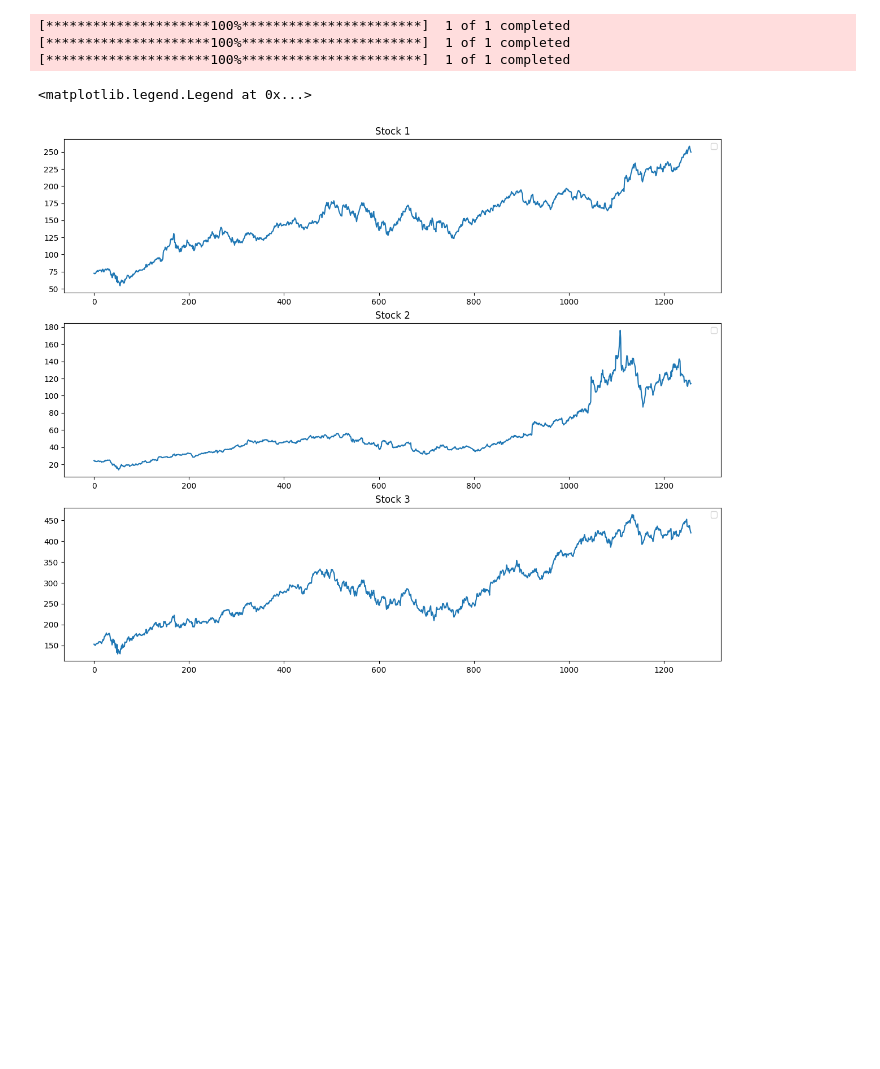
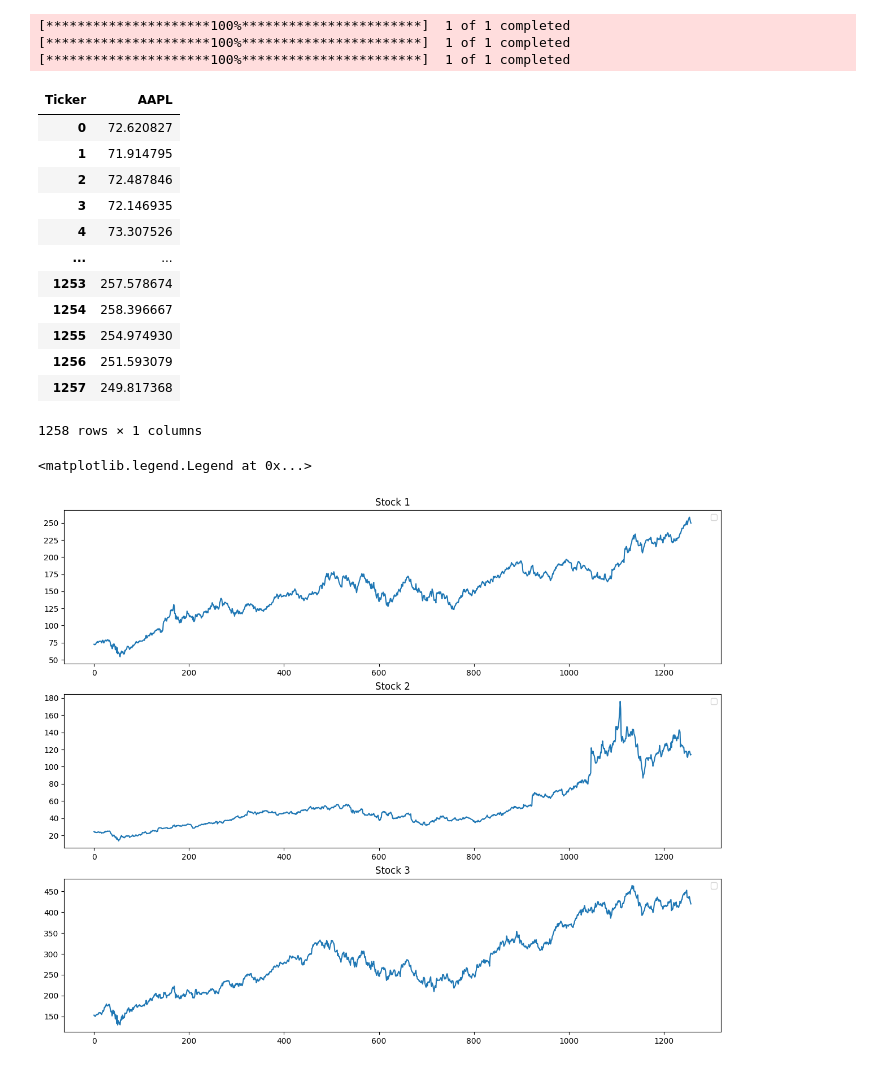
Before and after one commit to anurag4667/Deep_learning, a Jupyter notebook: stock_market_prediction_updated_multistock.ipynb, the cells around one changed output. Cells and saved outputs as stored; diff of their text form; code cells hidden in the pictures; blank space fills up the shorter version.

```diff
--- a/stock_market_prediction_updated_multistock.ipynb
+++ b/stock_market_prediction_updated_multistock.ipynb
@@ -15,10 +15,25 @@ msft = yf.download("MSFT", start="2020-01-01", end="2025-01-01")
 # %%
 df1 = aapl.reset_index()['Close']
 df2 = dell.reset_index()['Close']
 df3 = msft.reset_index()['Close']
 # df1['Stock_id'] = 1
 # df2['Stock_id'] = 2
 # df3['Stock_id'] = 3
+df1
+# %% [output]
+| Ticker | AAPL |
+| 0 | 72.620827 |
+| 1 | 71.914795 |
+| 2 | 72.487846 |
+| 3 | 72.146935 |
+| 4 | 73.307526 |
+| ... | ... |
+| 1253 | 257.578674 |
+| 1254 | 258.396667 |
+| 1255 | 254.974930 |
+| 1256 | 251.593079 |
+| 1257 | 249.817368 |
+1258 rows × 1 columns
 # %%
 import matplotlib.pyplot as plt
 
```
Also changed, not shown: parts of 17 cells of this notebook.
